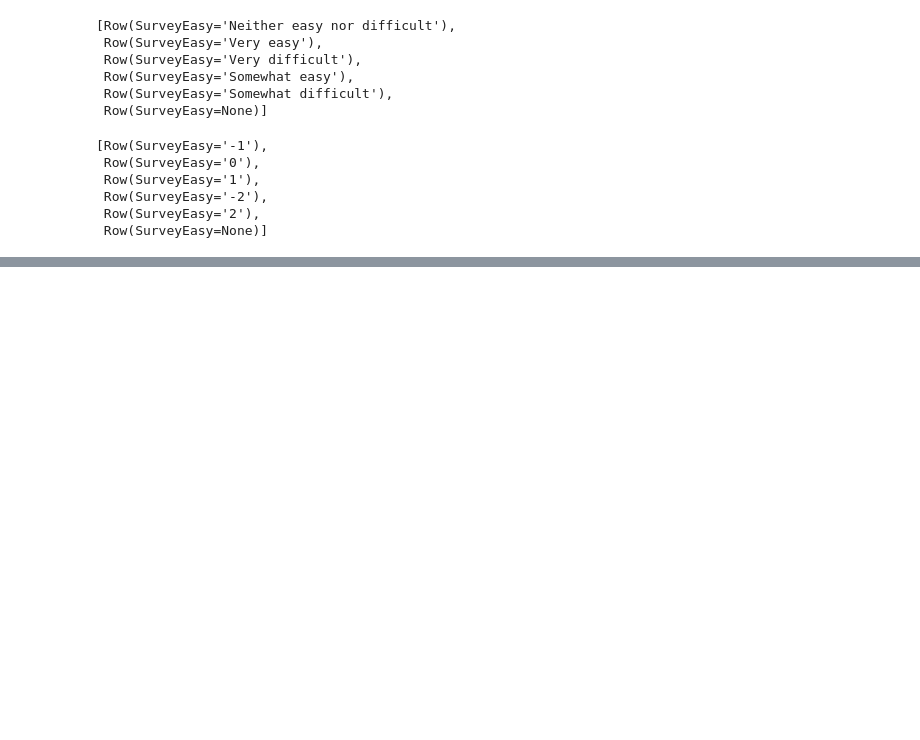
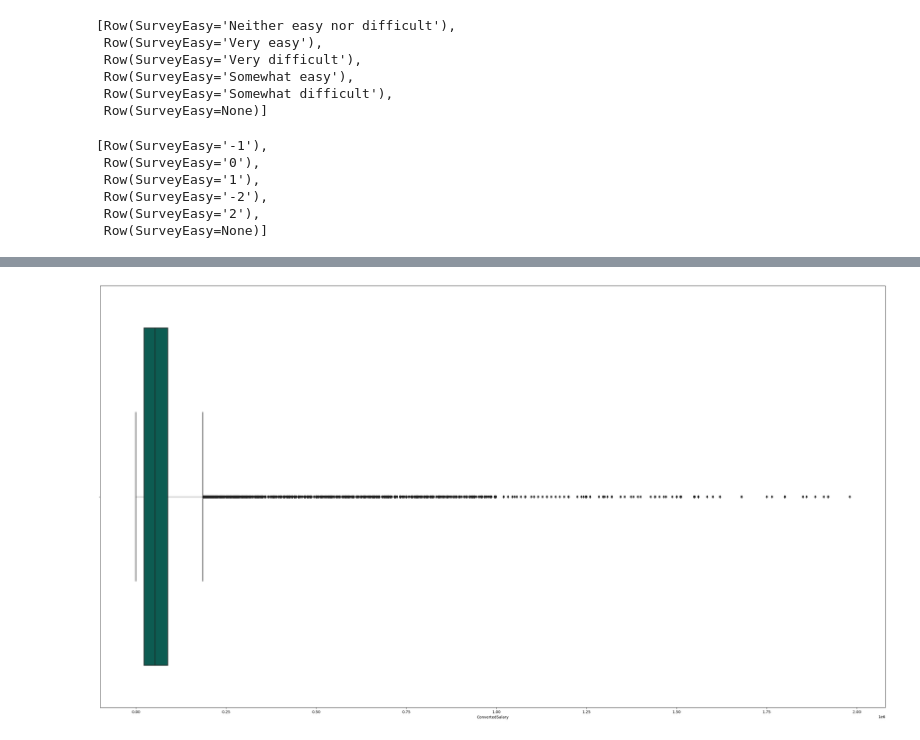
Before and after one commit to chacachiene/StackOverFlowSurvey, a Jupyter notebook: StackOverFlowSurvey.ipynb, the cells around one changed output, grey strips where cells are left out. Cells and saved outputs as stored; diff of their text form; code cells hidden in the pictures; blank space fills up the shorter version.

```diff
--- a/StackOverFlowSurvey.ipynb
+++ b/StackOverFlowSurvey.ipynb
@@ -1248,0 +1333,3 @@ TypeError: DataFrame.corr() missing 1 required positional argument: 'col2'
+# %%
+df_num_to_num = df_num_real.select(*(col(x).cast('int') for x in df_num_real.columns))
+df_num_to_num.printSchema()
@@ -1248,0 +1374,3 @@ TypeError: DataFrame.corr() missing 1 required positional argument: 'col2'
+# %%
+df_ord_to_num = df_ord_real.select(*(col(x).cast('int') for x in df_ord_real.columns))
+df_ord_to_num.printSchema()
@@ -1248,0 +1395,4 @@ TypeError: DataFrame.corr() missing 1 required positional argument: 'col2'
+# %%
+## merger 3 table
+whole_df = df_num_to_num.join(df_ord_to_num, on='Respondent', how='inner').join(df_cat, on='Respondent', how='inner')
+shape(whole_df)
@@ -1248,0 +1424,10 @@ TypeError: DataFrame.corr() missing 1 required positional argument: 'col2'
+# %%
+def plot_out(df, column):
+
+    pd_num = df.toPandas()
+    plt.figure(figsize=(37, 20))
+    sns.boxplot(x=column, data=pd_num ,color='#00695C')
+# %%
+plot_out(whole_df,'ConvertedSalary')
+# %% [output]
+[figure, added]
```
Also changed, not shown: parts of 42 cells of this notebook.
